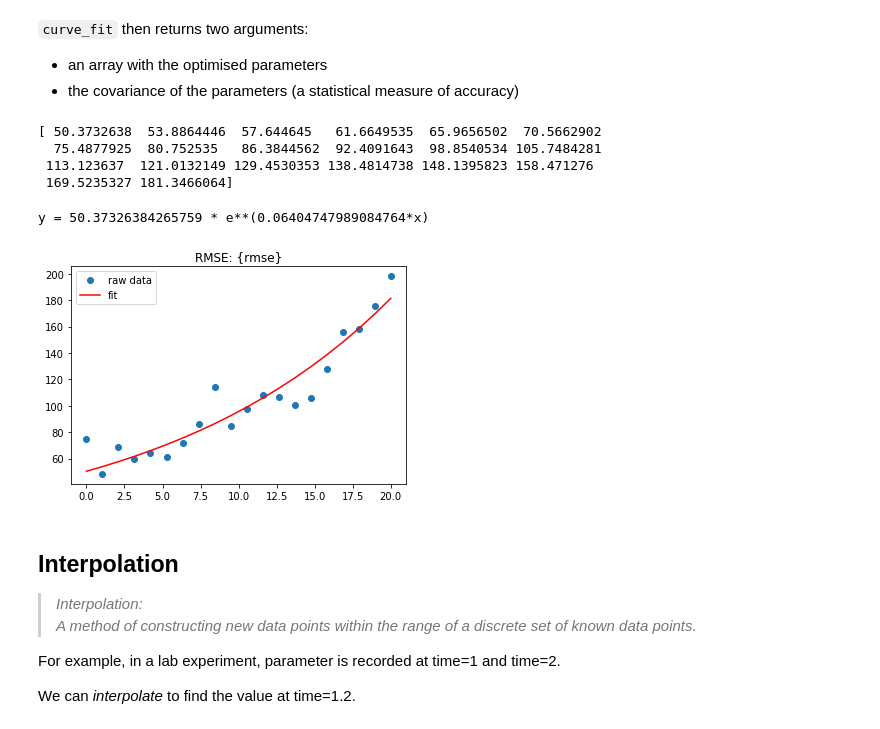
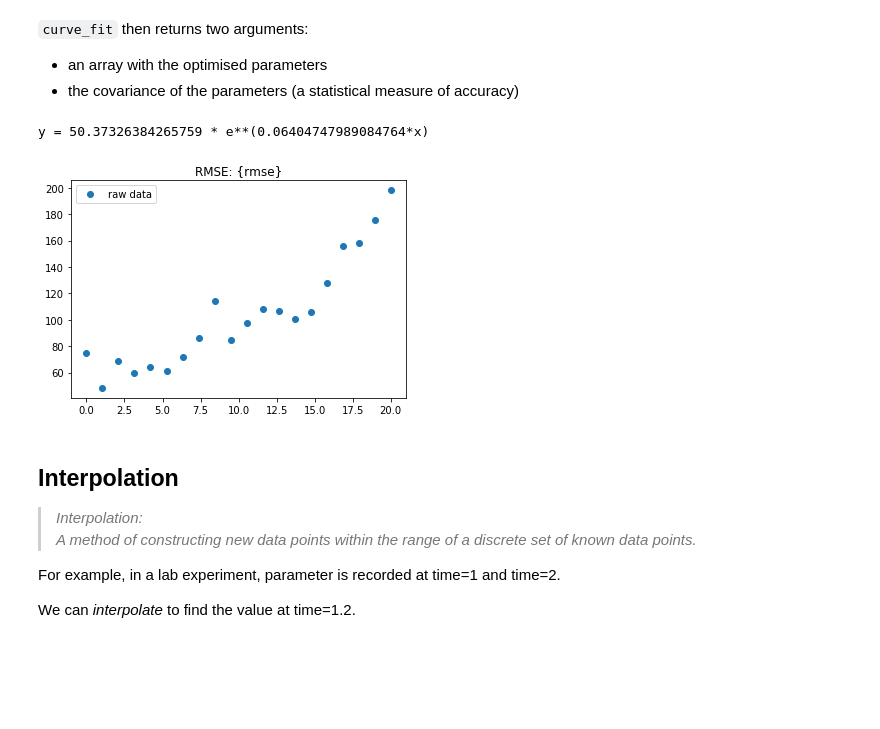
Before and after one commit to vongvanicht/Intro_to_Python, a Jupyter notebook: 05_Plotting_Analysing.ipynb, the cells around one changed output. Saved outputs shown, nothing was run; the diff lists cells and outputs as text; code cells hidden in the pictures; blank space fills up the shorter version.

```diff
--- a/05_Plotting_and_Analysing.ipynb
+++ b/05_Plotting_Analysing.ipynb
@@ -697,5 +659,7 @@ y = [7.445192947240600745e+01, 4.834835792411828947e+01, 6.873305436340778840e+0
 x = np.array(x)
 y = np.array(y)
 
-plt.plot(x, y, 'ro')
+plt.plot(x, y, 'o')
+plt.xlabel('x')
+plt.ylabel('y')
 # %% [output]
@@ -726,26 +690,20 @@ opt, cov = curve_fit(exponential, x, y)
 
 # fitted data, any number of parameters is allowable
 y_fit = exponential(x, *opt)
-
-print(y_fit)
-# %% [output]
-[ 50.3732638  53.8864446  57.644645   61.6649535  65.9656502  70.5662902
-  75.4877925  80.752535   86.3844562  92.4091643  98.8540534 105.7484281
- 113.123637  121.0132149 129.4530353 138.4814738 148.1395823 158.471276
- 169.5235327 181.3466064]
 # %%
 rmse = RMSE(y_fit, y)
 
-plt.plot(x, y,    'o',    label='raw data')
-plt.plot(x, y_fit, 'r',    label='fit')
+plt.plot(x, y,     'o',     label='raw data')
+#plt.plot(x, y_fit, 'r',    label='fit')
+
 plt.legend(loc='best')
 plt.title('RMSE: {rmse}')
 
 # show the optimised parameters
 print(f"y = {opt[0]} * e**({opt[1]}*x)")
 # %% [output]
 y = 50.37326384265759 * e**(0.06404747989084764*x)
-[figure, old version]
+[figure, new version]
 # %% [markdown]
 ## Interpolation
 
```
Also changed, not shown: parts of 76 cells of this notebook, 12 other files.
